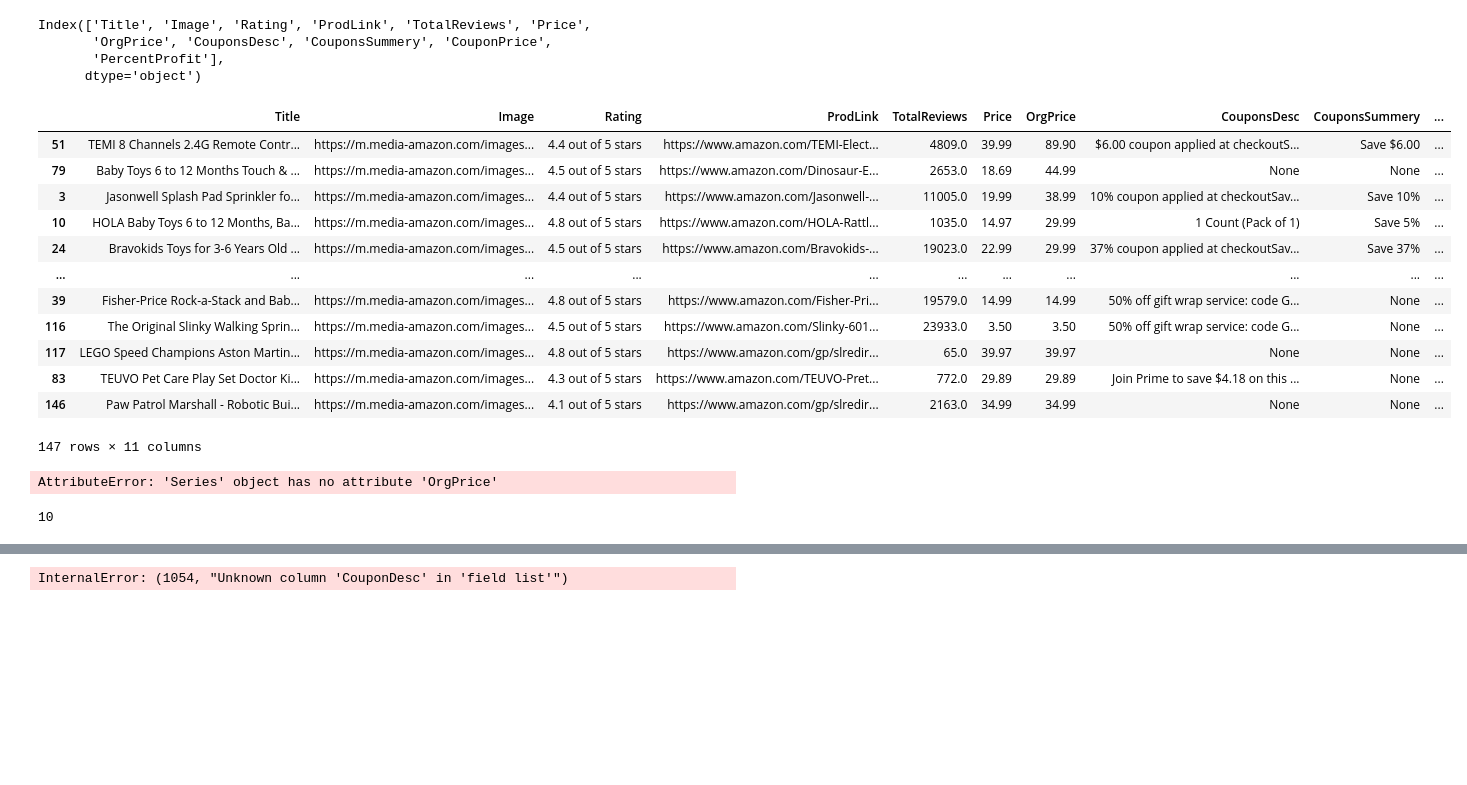
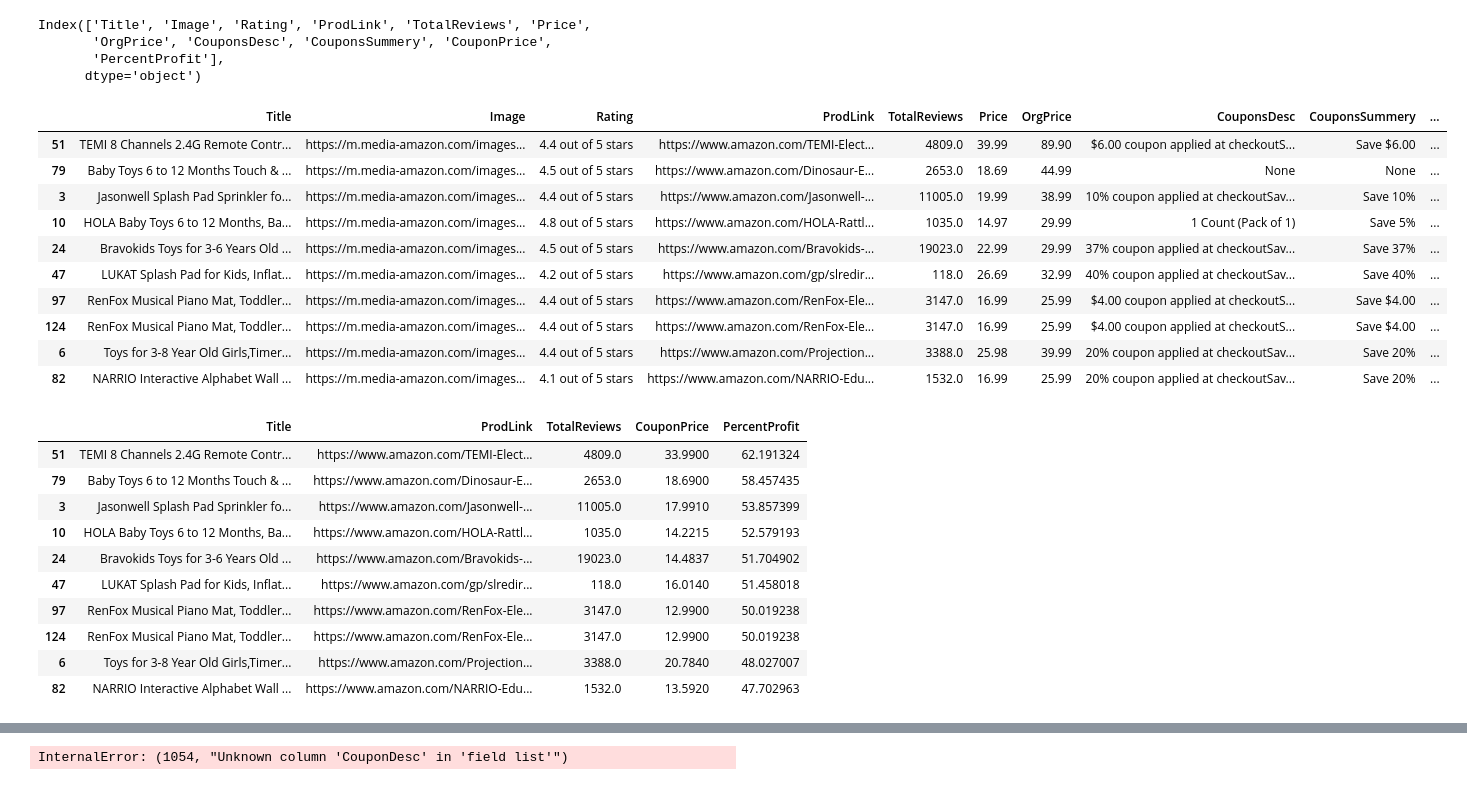
Before and after one commit to vandanafs/Passion_Project, a Jupyter notebook: Processing_from_RDS.ipynb, the cells around one changed output, grey strips where cells are left out. Drawn from its saved outputs; the diff is of its cells as text; code cells hidden in the pictures; blank space fills up the shorter version.

```diff
--- a/Processing_from_RDS.ipynb
+++ b/Processing_from_RDS.ipynb
@@ -94,35 +94,18 @@ Index(['Title', 'Image', 'Rating', 'ProdLink', 'TotalReviews', 'Price',
        'PercentProfit'],
       dtype='object')
 # %%
+# display top 10 deals in toys
 df=df.sort_values(by='PercentProfit', ascending=False)
-df
+df.head(10)
 # %% [output]
 |  | Title | Image | Rating | ProdLink | TotalReviews | Price | OrgPrice | CouponsDesc | CouponsSummery | ... |
 | 51 | TEMI 8 Channels 2.4G Remote Contr... | https://m.media-amazon.com/images... | 4.4 out of 5 stars | https://www.amazon.com/TEMI-Elect... | 4809.0 | 39.99 | 89.90 | $6.00 coupon applied at checkoutS... | Save $6.00 | ... |
 | 79 | Baby Toys 6 to 12 Months Touch & ... | https://m.media-amazon.com/images... | 4.5 out of 5 stars | https://www.amazon.com/Dinosaur-E... | 2653.0 | 18.69 | 44.99 | None | None | ... |
 | 3 | Jasonwell Splash Pad Sprinkler fo... | https://m.media-amazon.com/images... | 4.4 out of 5 stars | https://www.amazon.com/Jasonwell-... | 11005.0 | 19.99 | 38.99 | 10% coupon applied at checkoutSav... | Save 10% | ... |
 | 10 | HOLA Baby Toys 6 to 12 Months, Ba... | https://m.media-amazon.com/images... | 4.8 out of 5 stars | https://www.amazon.com/HOLA-Rattl... | 1035.0 | 14.97 | 29.99 | 1 Count (Pack of 1) | Save 5% | ... |
 | 24 | Bravokids Toys for 3-6 Years Old ... | https://m.media-amazon.com/images... | 4.5 out of 5 stars | https://www.amazon.com/Bravokids-... | 19023.0 | 22.99 | 29.99 | 37% coupon applied at checkoutSav... | Save 37% | ... |
-| ... | ... | ... | ... | ... | ... | ... | ... | ... | ... | ... |
-| 39 | Fisher-Price Rock-a-Stack and Bab... | https://m.media-amazon.com/images... | 4.8 out of 5 stars | https://www.amazon.com/Fisher-Pri... | 19579.0 | 14.99 | 14.99 | 50% off gift wrap service: code G... | None | ... |
-| 116 | The Original Slinky Walking Sprin... | https://m.media-amazon.com/images... | 4.5 out of 5 stars | https://www.amazon.com/Slinky-601... | 23933.0 | 3.50 | 3.50 | 50% off gift wrap service: code G... | None | ... |
-| 117 | LEGO Speed Champions Aston Martin... | https://m.media-amazon.com/images... | 4.8 out of 5 stars | https://www.amazon.com/gp/slredir... | 65.0 | 39.97 | 39.97 | None | None | ... |
-| 83 | TEUVO Pet Care Play Set Doctor Ki... | https://m.media-amazon.com/images... | 4.3 out of 5 stars | https://www.amazon.com/TEUVO-Pret... | 772.0 | 29.89 | 29.89 | Join Prime to save $4.18 on this ... | None | ... |
-| 146 | Paw Patrol Marshall - Robotic Bui... | https://m.media-amazon.com/images... | 4.1 out of 5 stars | https://www.amazon.com/gp/slredir... | 2163.0 | 34.99 | 34.99 | None | None | ... |
+| 47 | LUKAT Splash Pad for Kids, Inflat... | https://m.media-amazon.com/images... | 4.2 out of 5 stars | https://www.amazon.com/gp/slredir... | 118.0 | 26.69 | 32.99 | 40% coupon applied at checkoutSav... | Save 40% | ... |
+| 97 | RenFox Musical Piano Mat, Toddler... | https://m.media-amazon.com/images... | 4.4 out of 5 stars | https://www.amazon.com/RenFox-Ele... | 3147.0 | 16.99 | 25.99 | $4.00 coupon applied at checkoutS... | Save $4.00 | ... |
+| 124 | RenFox Musical Piano Mat, Toddler... | https://m.media-amazon.com/images... | 4.4 out of 5 stars | https://www.amazon.com/RenFox-Ele... | 3147.0 | 16.99 | 25.99 | $4.00 coupon applied at checkoutS... | Save $4.00 | ... |
+| 6 | Toys for 3-8 Year Old Girls,Timer... | https://m.media-amazon.com/images... | 4.4 out of 5 stars | https://www.amazon.com/Projection... | 3388.0 | 25.98 | 39.99 | 20% coupon applied at checkoutSav... | Save 20% | ... |
+| 82 | NARRIO Interactive Alphabet Wall ... | https://m.media-amazon.com/images... | 4.1 out of 5 stars | https://www.amazon.com/NARRIO-Edu... | 1532.0 | 16.99 | 25.99 | 20% coupon applied at checkoutSav... | Save 20% | ... |
-147 rows × 11 columns
-# %%
-#(100- (CouponPrice/OrgPrice*100)) percentage reduction
-#df3=df.assign[newcol]=df['CouponPrice'] + df['OrgPrice']
-df['pricereduction'] = df.apply(lambda row: row.OrgPrice + row.OrgPrice)
-# %% [output]
-AttributeError: 'Series' object has no attribute 'OrgPrice'
-# %%
-sql='''
-
-
-SELECT *
-FROM INFORMATION_SCHEMA.COLUMNS
-WHERE TABLE_NAME='items' '''
-cursor.execute(sql)
-# %% [output]
-10
@@ -128,0 +114,17 @@ cursor.execute(sql)
+# %%
+# Title, link, price
+df1=df[['Title','ProdLink','TotalReviews','CouponPrice','PercentProfit']]
+df1.sort_values(by='PercentProfit', ascending=False)
+df1.head(10)
+# %% [output]
+|  | Title | ProdLink | TotalReviews | CouponPrice | PercentProfit |
+| 51 | TEMI 8 Channels 2.4G Remote Contr... | https://www.amazon.com/TEMI-Elect... | 4809.0 | 33.9900 | 62.191324 |
+| 79 | Baby Toys 6 to 12 Months Touch & ... | https://www.amazon.com/Dinosaur-E... | 2653.0 | 18.6900 | 58.457435 |
+| 3 | Jasonwell Splash Pad Sprinkler fo... | https://www.amazon.com/Jasonwell-... | 11005.0 | 17.9910 | 53.857399 |
+| 10 | HOLA Baby Toys 6 to 12 Months, Ba... | https://www.amazon.com/HOLA-Rattl... | 1035.0 | 14.2215 | 52.579193 |
+| 24 | Bravokids Toys for 3-6 Years Old ... | https://www.amazon.com/Bravokids-... | 19023.0 | 14.4837 | 51.704902 |
+| 47 | LUKAT Splash Pad for Kids, Inflat... | https://www.amazon.com/gp/slredir... | 118.0 | 16.0140 | 51.458018 |
+| 97 | RenFox Musical Piano Mat, Toddler... | https://www.amazon.com/RenFox-Ele... | 3147.0 | 12.9900 | 50.019238 |
+| 124 | RenFox Musical Piano Mat, Toddler... | https://www.amazon.com/RenFox-Ele... | 3147.0 | 12.9900 | 50.019238 |
+| 6 | Toys for 3-8 Year Old Girls,Timer... | https://www.amazon.com/Projection... | 3388.0 | 20.7840 | 48.027007 |
+| 82 | NARRIO Interactive Alphabet Wall ... | https://www.amazon.com/NARRIO-Edu... | 1532.0 | 13.5920 | 47.702963 |
```
Also changed, not shown: parts of 5 cells of this notebook, 1 other file.
